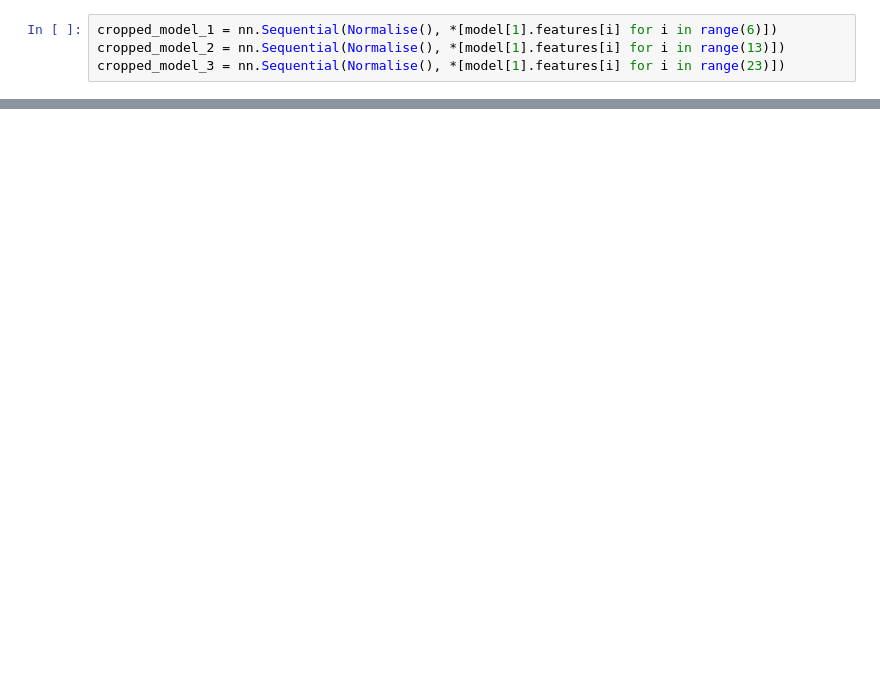
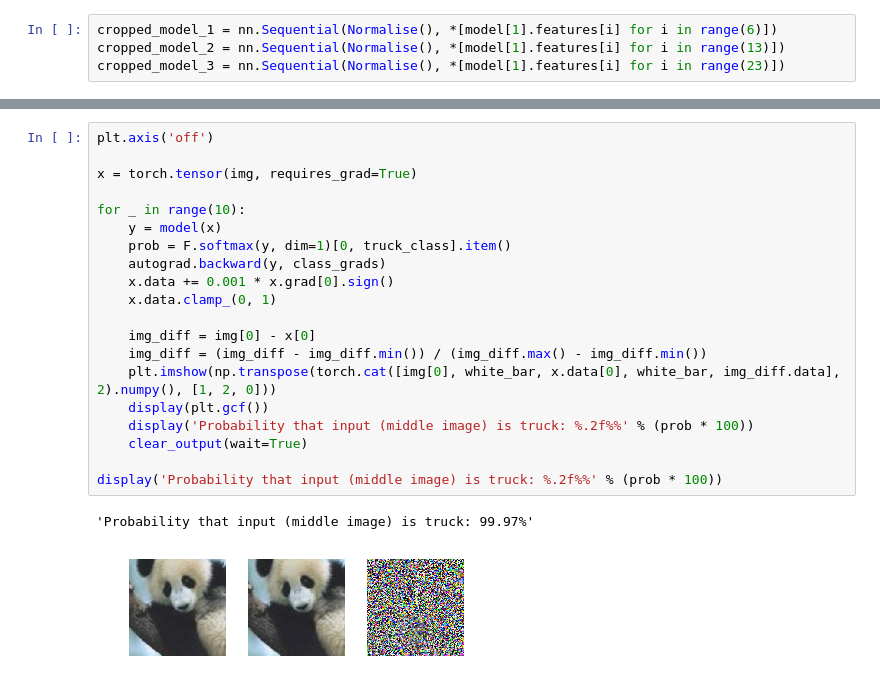
Before and after one commit to pukkapies/dl-imperial-maths, a Jupyter notebook: pytorch-tutorial/3. Saliency Maps, Feature Visualisation and Adversarial Examples.ipynb, the cells around one changed output, grey strips where cells are left out. Drawn from its saved outputs; the diff is of its cells as text; blank space fills up the shorter version.

```diff
--- a/pytorch-tutorial/3. Saliency Maps, Feature Visualisation and Adversarial Examples.ipynb
+++ b/pytorch-tutorial/3. Saliency Maps, Feature Visualisation and Adversarial Examples.ipynb
@@ -153,0 +210,23 @@ for i in range(20):
+# %%
+plt.axis('off')
+
+x = torch.tensor(img, requires_grad=True)
+
+for _ in range(10):
+    y = model(x)
+    prob = F.softmax(y, dim=1)[0, truck_class].item()
+    autograd.backward(y, class_grads)
+    x.data += 0.001 * x.grad[0].sign()
+    x.data.clamp_(0, 1)
+
+    img_diff = img[0] - x[0]
+    img_diff = (img_diff - img_diff.min()) / (img_diff.max() - img_diff.min())
+    plt.imshow(np.transpose(torch.cat([img[0], white_bar, x.data[0], white_bar, img_diff.data], 2).numpy(), [1, 2, 0]))
+    display(plt.gcf())
+    display('Probability that input (middle image) is truck: %.2f%%' % (prob * 100))
+    clear_output(wait=True)
+
+display('Probability that input (middle image) is truck: %.2f%%' % (prob * 100))
+# %% [output]
+'Probability that input (middle image) is truck: 99.97%'
+[figure, added]
```
Also changed, not shown: parts of 16 cells of this notebook, 1 other file.
